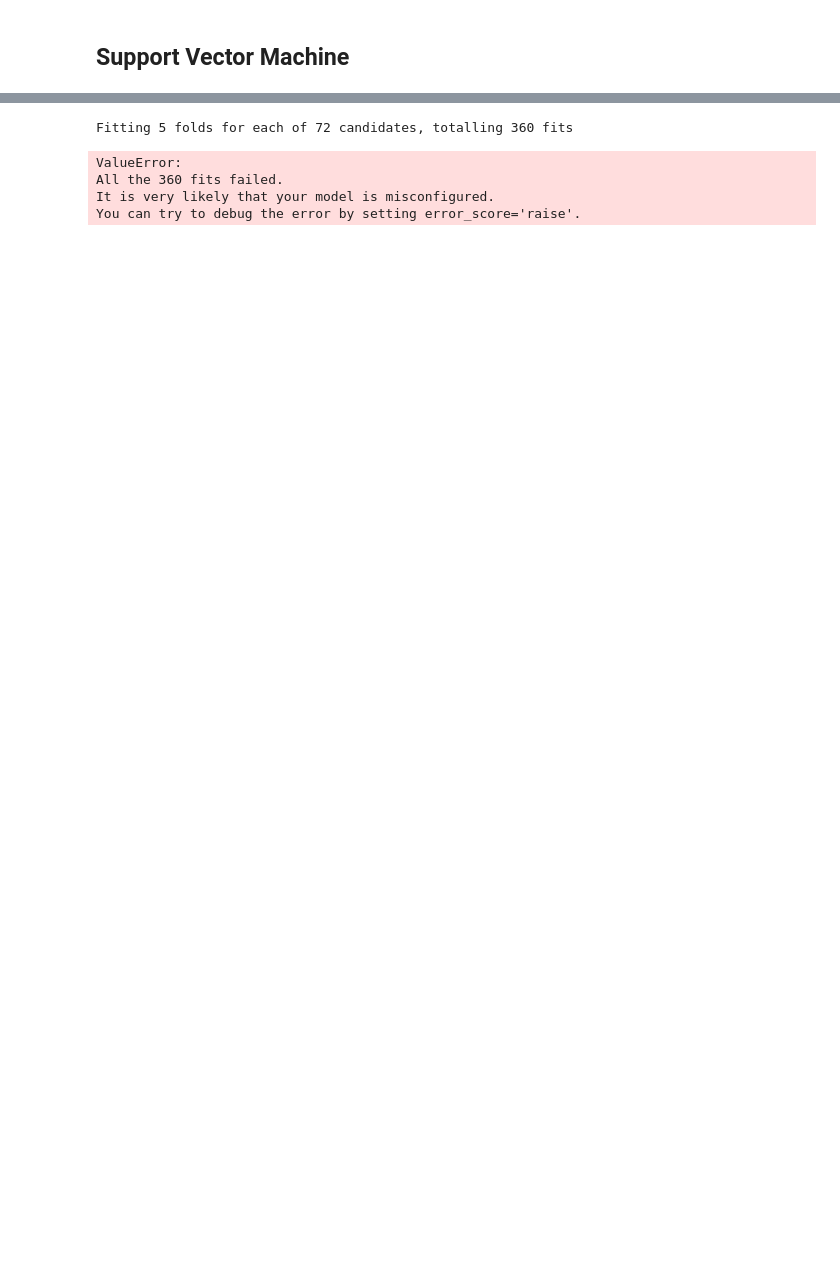
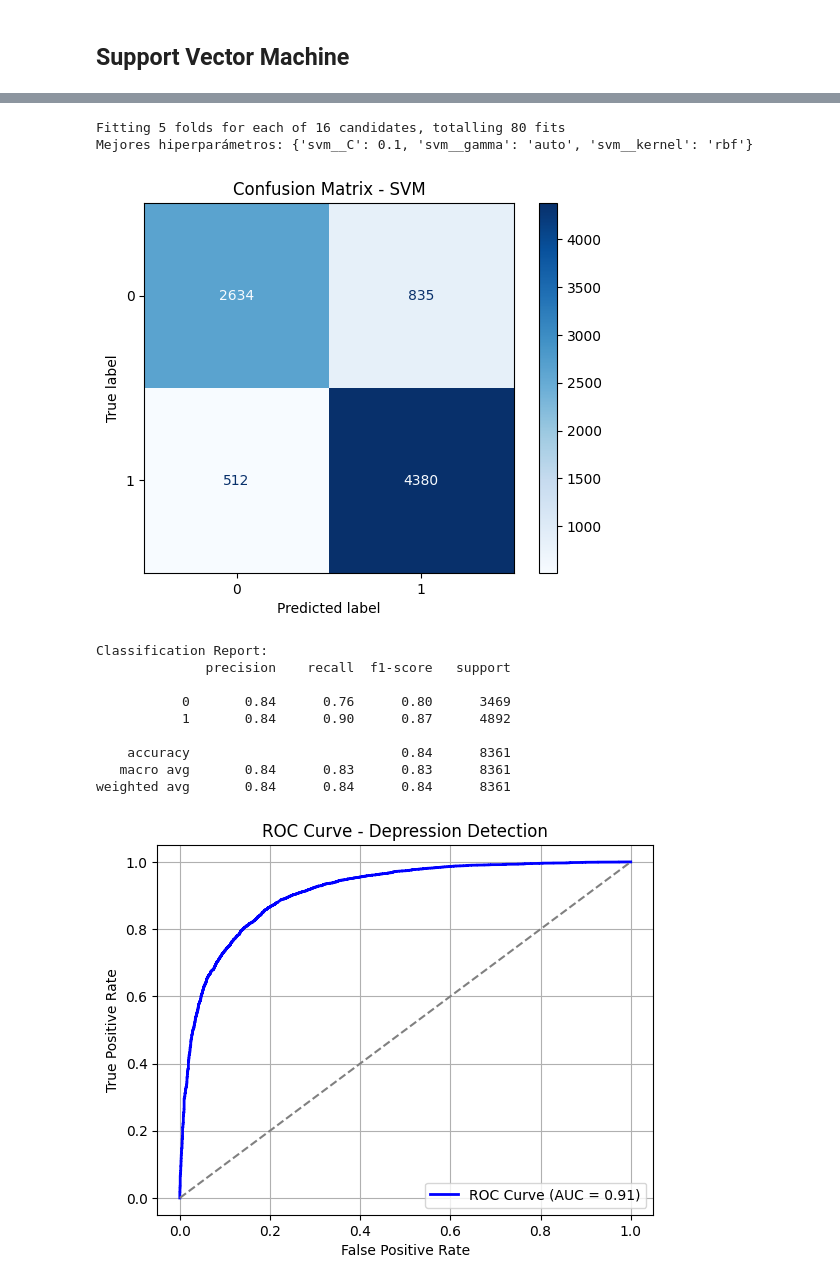
Before and after one commit to Jesus-PerezG/TC2004B-Jesus, a Jupyter notebook: notebooks/Student_Depression.ipynb, the cells around one changed output, grey strips where cells are left out. Saved outputs shown, nothing was run; the diff lists cells and outputs as text; code cells hidden in the pictures; blank space fills up the shorter version.

```diff
--- a/notebooks/Student_Depression.ipynb
+++ b/notebooks/Student_Depression.ipynb
@@ -132,47 +255,71 @@ Se utilizará este modelo por la naturaleza binaria de la variable dependiente.
 # %%
-svm = SVC(probability=True, random_state = 42)
+pipe = Pipeline([
+    ('scaler', StandardScaler()),
+    ('svm', SVC(probability=True, random_state=42))
+])
 param_grid = {
-    'C': [0.1, 1, 10, 100],
-    'kernel': ['linear', 'rbf', 'poly'],
-    'degree': [2,3,4],
-    'gamma': ['auto','scale']
+    'svm__C': [0.1, 1, 10, 100],
+    'svm__kernel': ['rbf', 'poly'],
+    'svm__gamma': ['auto', 'scale']
 }
-grid_search = GridSearchCV(estimator = svm,  param_grid=param_grid, cv=5, scoring="accuracy", n_jobs=-1, verbose=1)
+
+grid_search = GridSearchCV(
+    estimator=pipe,
+    param_grid=param_grid,
+    cv=5,
+    scoring="accuracy",
+    n_jobs=-1,
+    verbose=1
+)
+
 grid_search.fit(X_train, y_train)
 
+# Resultados
 best_model = grid_search.best_estimator_
-print("Best hyperparameters:", grid_search.best_params_)
+print("Mejores hiperparámetros:", grid_search.best_params_)
 
 y_pred = best_model.predict(X_test)
 
-#Confusion Matrix
-cm = confusion_matrix(y_test, y_pred, labels=best_model.classes_)
-disp = ConfusionMatrixDisplay(confusion_matrix=cm, display_labels=best_model.classes_)
+
+
+# Graficas y reportes
+
+# Matriz de Confusión
+cm = confusion_matrix(y_test, y_pred, labels=best_model.named_steps['svm'].classes_)
+disp = ConfusionMatrixDisplay(confusion_matrix=cm, display_labels=best_model.named_steps['svm'].classes_)
 disp.plot(cmap=plt.cm.Blues)
-plt.title("Confusion Matrix - Depression in Students (SVM)")
+plt.title("Confusion Matrix - SVM")
 plt.show()
 
 # Classification report
-report = classification_report(y_test, y_pred, labels = best_model.classes_)
 print("Classification Report:")
-print(report)
+print(classification_report(y_test, y_pred))
 
+# Curva ROC
 y_score = best_model.predict_proba(X_test)[:, 1]
+fpr, tpr, _ = roc_curve(y_test, y_score) # Usamos y_test directamente
+roc_auc = auc(fpr, tpr)
 
-fpr, tpr, _ = roc_curve(y_test_binary, y_score)
-roc_auc = auc(fpr, tpr)
 plt.figure()
-plt.plot(fpr, tpr, color='blue', lw = 2, label=f'ROC Curve (AUC = {roc_auc:.2f})')
-plt.plot([0,1], [0,1], color = 'gray', linestyle = '--')
+plt.plot(fpr, tpr, color='blue', lw=2, label=f'ROC Curve (AUC = {roc_auc:.2f})')
+plt.plot([0,1], [0,1], color='gray', linestyle='--')
 plt.xlabel('False Positive Rate')
 plt.ylabel('True Positive Rate')
-plt.title(f'ROC Curve for "{positive_class}" vs Rest')
+plt.title('ROC Curve - Depression Detection')
 plt.legend(loc='lower right')
 plt.grid(True)
 plt.show()
 # %% [output]
-Fitting 5 folds for each of 72 candidates, totalling 360 fits
+Fitting 5 folds for each of 16 candidates, totalling 80 fits
+Mejores hiperparámetros: {'svm__C': 0.1, 'svm__gamma': 'auto', 'svm__kernel': 'rbf'}
+[figure, added]
-ValueError:
-All the 360 fits failed.
-It is very likely that your model is misconfigured.
-You can try to debug the error by setting error_score='raise'.
+Classification Report:
+              precision    recall  f1-score   support
+
+           0       0.84      0.76      0.80      3469
+           1       0.84      0.90      0.87      4892
+
+    accuracy                           0.84      8361
+   macro avg       0.84      0.83      0.83      8361
+weighted avg       0.84      0.84      0.84      8361
+[figure, added]
```
Also changed, not shown: parts of 25 cells of this notebook, 3 other files.
